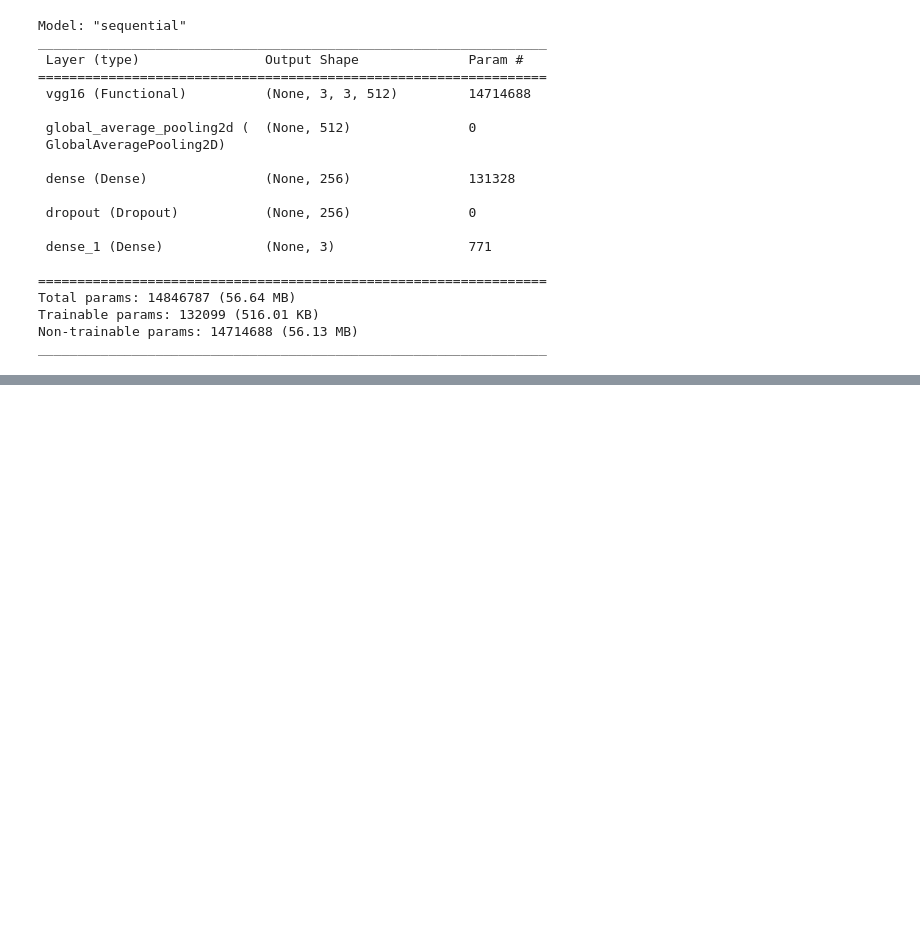
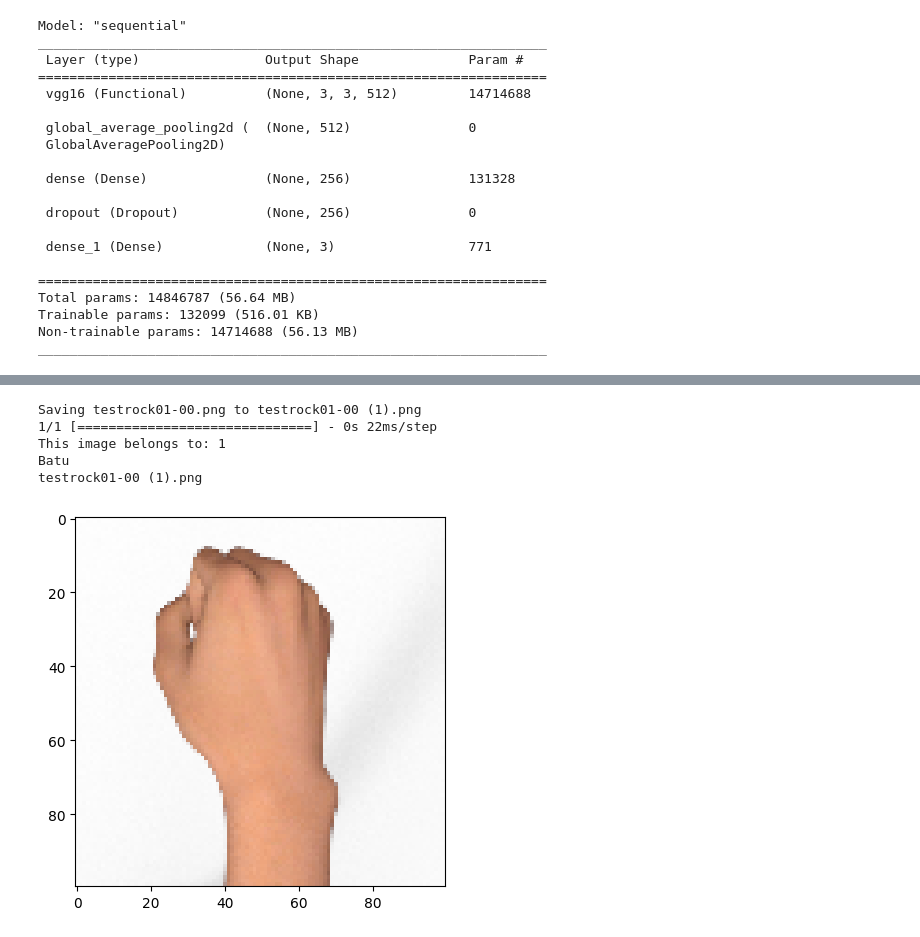
Before and after one commit to muhamadfarrelrizqullah/PCVK_Ganjil_2023, a Jupyter notebook: ProjekKelompok_DeteksiRPS.ipynb, the cells around one changed output, grey strips where cells are left out. Saved outputs shown, nothing was run; the diff lists cells and outputs as text; code cells hidden in the pictures; blank space fills up the shorter version.

```diff
--- a/ProjekKelompok_DeteksiRPS.ipynb
+++ b/ProjekKelompok_DeteksiRPS.ipynb
@@ -295,0 +296,24 @@ rock07-k03-119.png
+# %%
+uploaded = files.upload()
+
+for itr in uploaded.keys():
+
+  path = itr
+  picture = image.load_img(path, target_size=(100,100))
+  imgplot = plt.imshow(picture)
+  x = image.img_to_array(picture)
+  x = np.expand_dims(x, axis=0)
+
+  images = np.vstack([x])
+  classes = final_model.predict(images, batch_size=7)
+  define_class = int(classes.argmax(axis=-1))
+  print("This image belongs to:", define_class)
+  if (define_class==0):
+    print("Kertas")
+  elif (define_class==1):
+    print("Batu")
+  elif (define_class==2):
+    print("Gunting")
+
+  print(itr)
+# %% [output]
@@ -295,0 +321,6 @@ rock07-k03-119.png
+Saving testrock01-00.png to testrock01-00 (1).png
+1/1 [==============================] - 0s 22ms/step
+This image belongs to: 1
+Batu
+testrock01-00 (1).png
+[figure, added]
```
Also changed, not shown: parts of 8 cells of this notebook.
